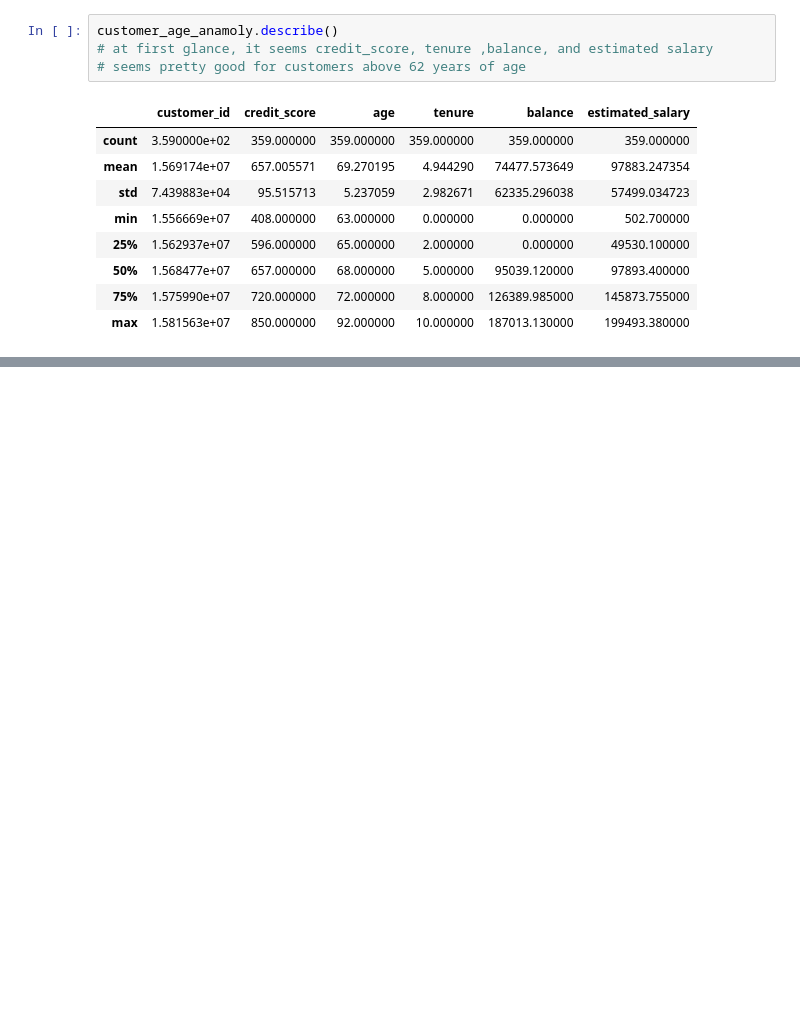
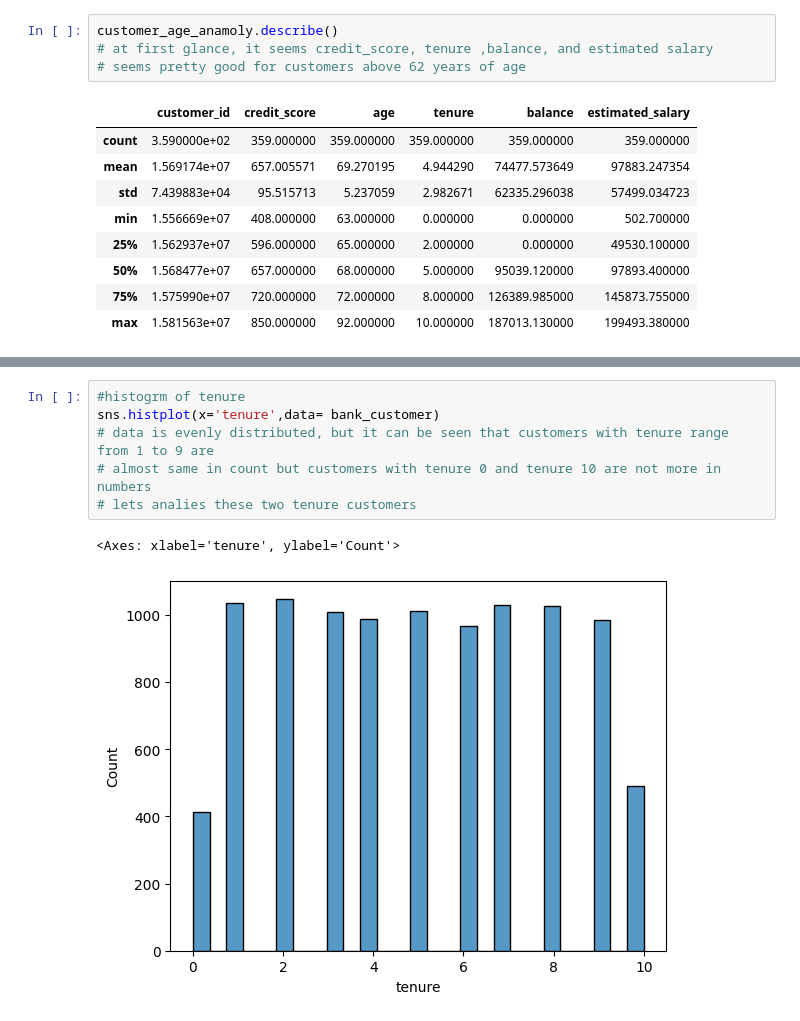
Before and after one commit to Shweta-singh-davv/python-data-science, a Jupyter notebook: bank_customer_churn.ipynb, the cells around one changed output, grey strips where cells are left out. Cells and saved outputs as stored; diff of their text form; blank space fills up the shorter version.

```diff
--- a/bank_customer_churn.ipynb
+++ b/bank_customer_churn.ipynb
@@ -195,0 +203,9 @@ customer_age_anamoly.describe()
+# %%
+#histogrm of tenure
+sns.histplot(x='tenure',data= bank_customer)
+# data is evenly distributed, but it can be seen that customers with tenure range from 1 to 9 are
+# almost same in count but customers with tenure 0 and tenure 10 are not more in numbers
+# lets analies these two tenure customers
+# %% [output]
+<Axes: xlabel='tenure', ylabel='Count'>
+[figure, added]
```
Also changed, not shown: parts of 5 cells of this notebook.
